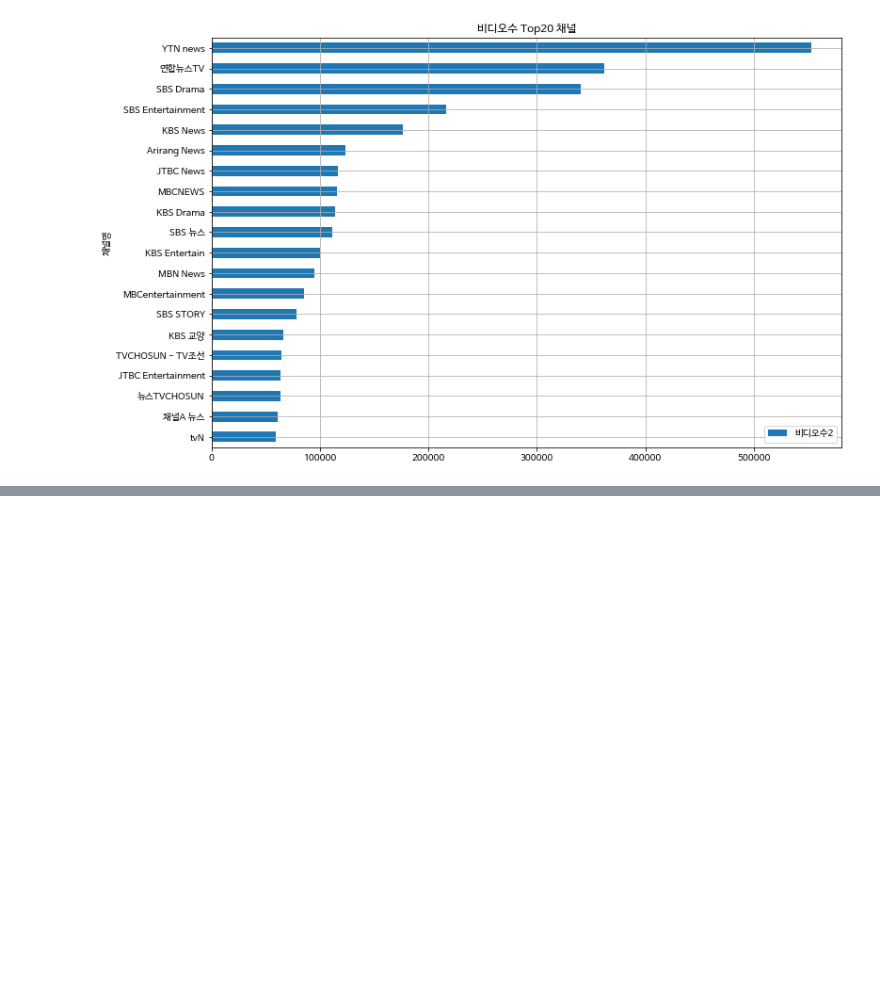
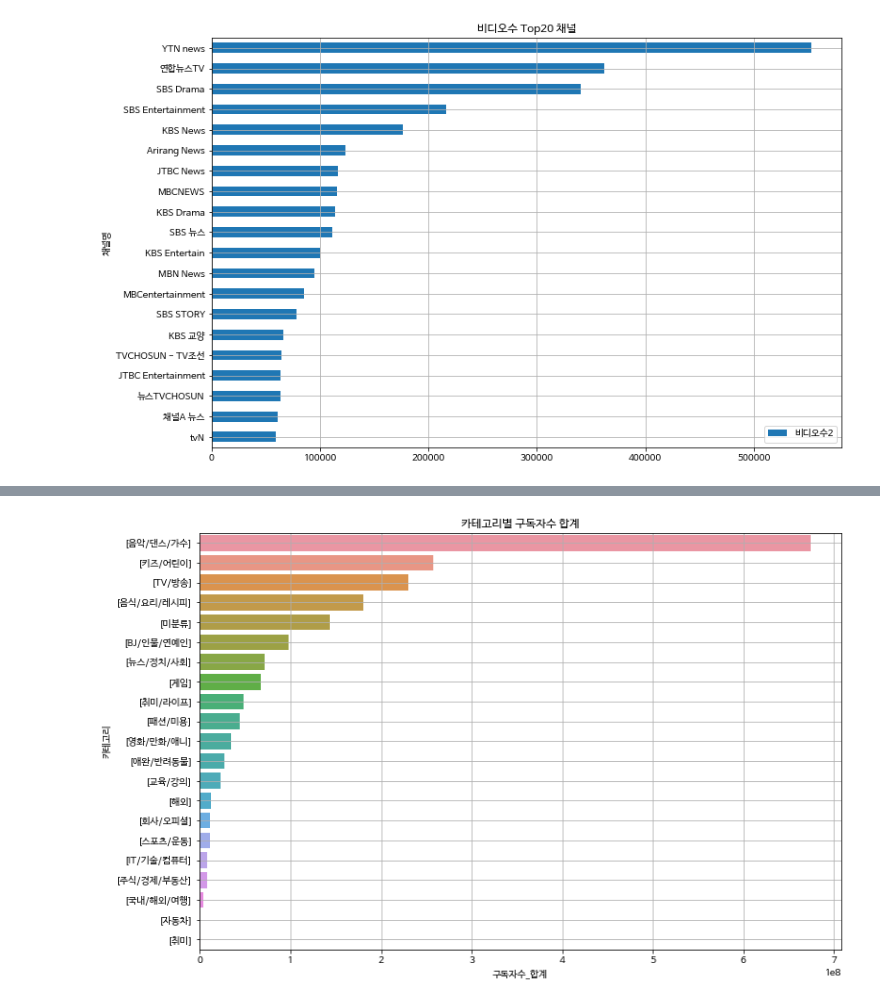
Before and after one commit to InJi-Lee/DataAnalysis, a Jupyter notebook: 05.Crawling/07유튜브_랭킹_시각화.ipynb, the cells around one changed output, grey strips where cells are left out. Saved outputs shown, nothing was run; the diff lists cells and outputs as text; code cells hidden in the pictures; blank space fills up the shorter version.

```diff
--- a/05.Crawling/07유튜브_랭킹_시각화.ipynb
+++ b/05.Crawling/07유튜브_랭킹_시각화.ipynb
@@ -90,0 +136,5 @@ plt.show()
+# %%
+df4 = df[['카테고리','구독자수2']].groupby('카테고리').agg(['count', 'sum'])
+df4.columns = ['채널수','구독자수_합계']
+df4.sort_values(by='구독자수_합계', ascending=False, inplace=True)
+df4
@@ -90,0 +160,8 @@ plt.show()
+# %%
+plt.figure(figsize=(12,8))
+sns.barplot(x='구독자수_합계', y=df4.index, data=df4)
+plt.title('카테고리별 구독자수 합계')
+plt.grid()
+plt.show()
+# %% [output]
+[figure, added]
```
Also changed, not shown: parts of 11 cells of this notebook.
